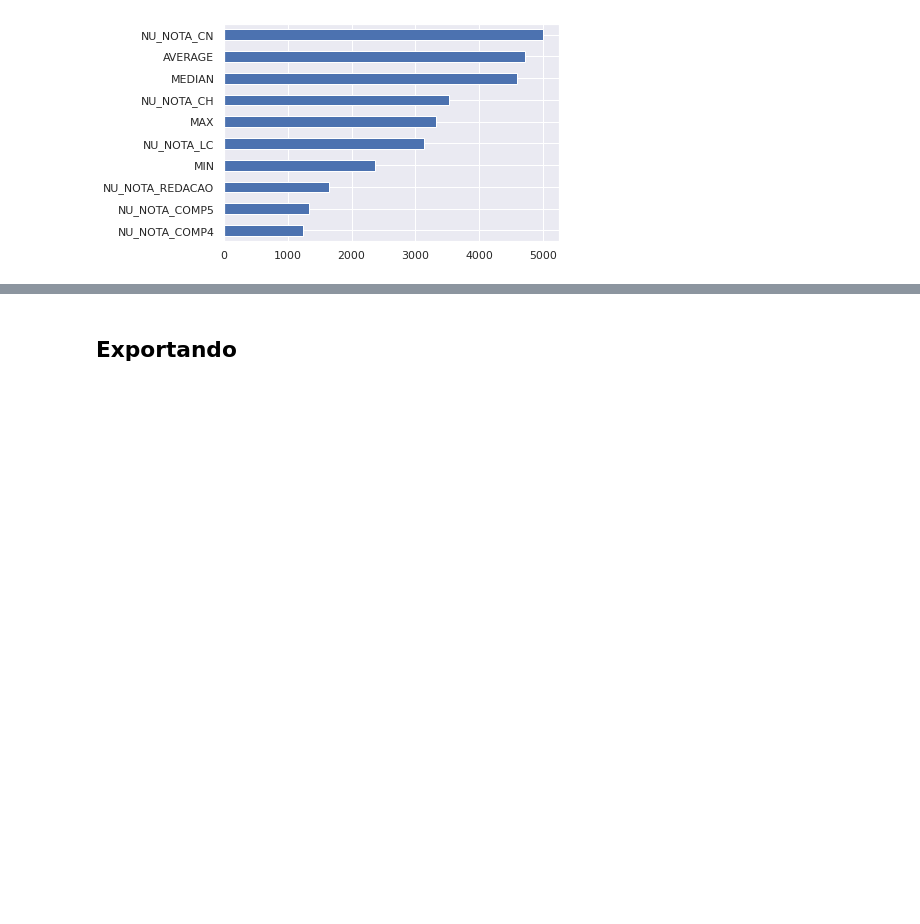
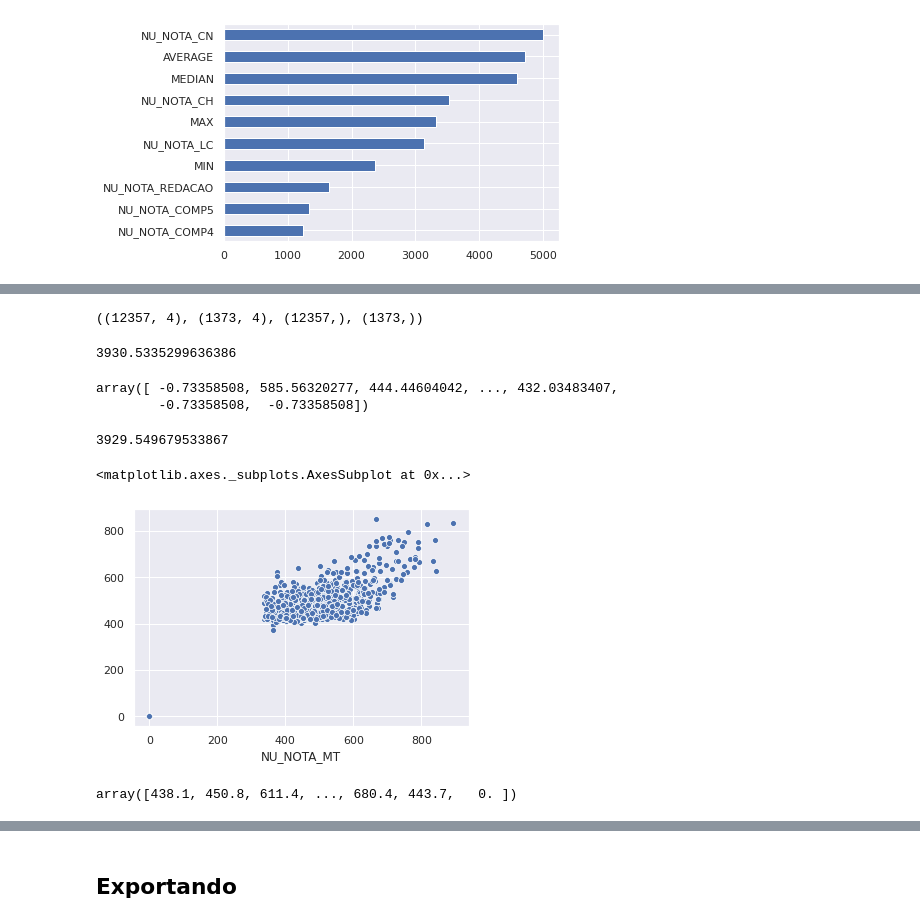
Before and after one commit to LucasDatilioCarderelli/Codenation, a Jupyter notebook: Codenation.ipynb, the cells around one changed output, grey strips where cells are left out. Drawn from its saved outputs; the diff is of its cells as text; code cells hidden in the pictures; blank space fills up the shorter version.

```diff
--- a/Codenation.ipynb
+++ b/Codenation.ipynb
@@ -533,0 +540,55 @@ pd.Series(selector.scores_, index=Xtrain.columns).sort_values().tail(10).plot.ba
+# %%
+df_train = df_train.replace(0, np.NaN)
+df_test = df_test.replace(0, np.NaN)
+
+df_train = df_train.fillna(-1)
+df_test = df_test.fillna(-1)
+# %%
+X = df_train.drop('NU_NOTA_MT', axis=1)
+y = df_train['NU_NOTA_MT']
+
+from sklearn.model_selection import train_test_split
+Xtrain, Xval, ytrain, yval = train_test_split(X, y, train_size = 0.9, random_state = 0)
+Xtrain.shape, Xval.shape, ytrain.shape, yval.shape
+# %% [output]
+((12357, 4), (1373, 4), (12357,), (1373,))
+# %%
+# from sklearn.linear_model import LinearRegression
+from sklearn.ensemble import GradientBoostingRegressor
+from sklearn.metrics import mean_squared_error
+
+mdl = GradientBoostingRegressor(random_state=0)
+mdl.fit(Xtrain, ytrain)
+p = mdl.predict(Xval)
+s = mean_squared_error(yval, p)
+s # WoW \o/
+# %% [output]
+3930.5335299636386
+# %%
+p
+# %% [output]
+array([ -0.73358508, 585.56320277, 444.44604042, ..., 432.03483407,
+        -0.73358508,  -0.73358508])
+# %%
+for n in range(0, 1373):
+  if p[n] < 100:
+    p[n] = 0
+p = np.round(p, 1)
+s = mean_squared_error(yval, p)
+s
+# %% [output]
+3929.549679533867
+# %%
+sns.scatterplot(yval, p, )
+# %% [output]
+<matplotlib.axes._subplots.AxesSubplot at 0x...>
+[figure, added]
+# %%
+mdl_pred = mdl.predict(df_test)
+for n in range(0, 4576):
+  if mdl_pred[n] < 100:
+    mdl_pred[n] = 0
+mdl_pred = np.round(mdl_pred, 1)
+mdl_pred
+# %% [output]
+array([438.1, 450.8, 611.4, ..., 680.4, 443.7,   0. ])
```
Also changed, not shown: parts of 7 cells of this notebook.
